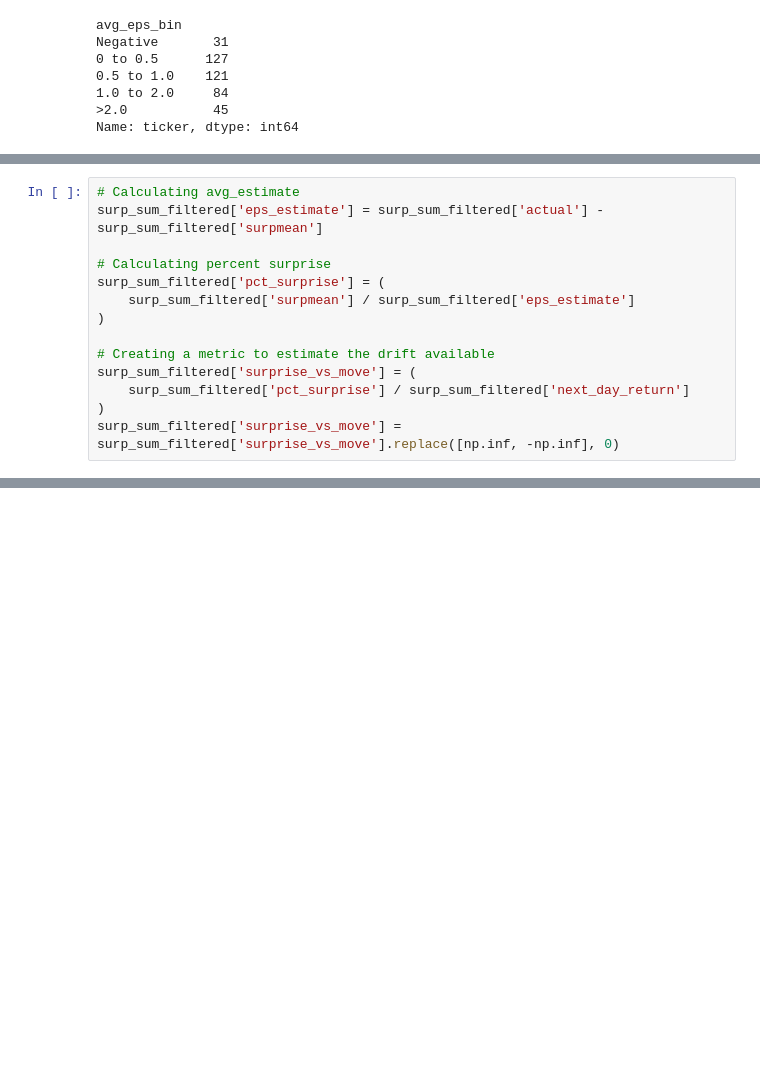
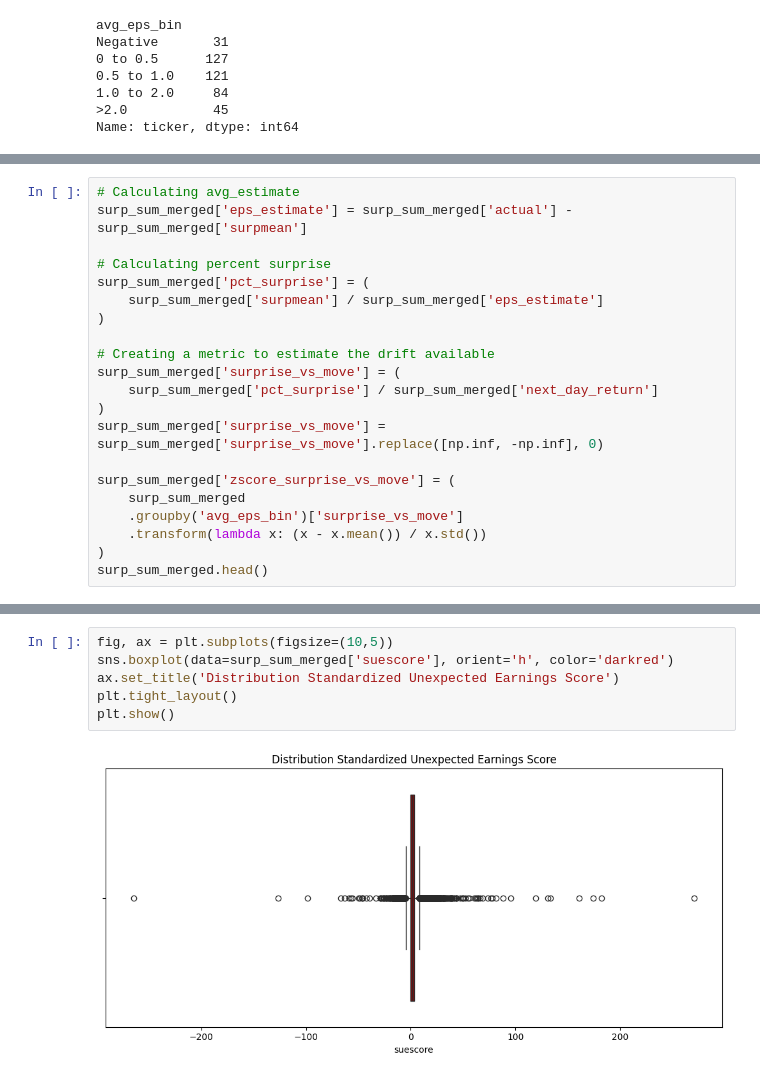
Before and after one commit to harrypandas/qts-final-project, a Jupyter notebook: notebooks/qts_final_project_draft.ipynb, the cells around one changed output, grey strips where cells are left out. Saved outputs shown, nothing was run; the diff lists cells and outputs as text; blank space fills up the shorter version.

```diff
--- a/notebooks/qts_final_project_draft.ipynb
+++ b/notebooks/qts_final_project_draft.ipynb
@@ -770,14 +833,21 @@ surp_sum_filtered.head()
 # %%
 # Calculating avg_estimate
-surp_sum_filtered['eps_estimate'] = surp_sum_filtered['actual'] - surp_sum_filtered['surpmean']
+surp_sum_merged['eps_estimate'] = surp_sum_merged['actual'] - surp_sum_merged['surpmean']
 
 # Calculating percent surprise
-surp_sum_filtered['pct_surprise'] = (
-    surp_sum_filtered['surpmean'] / surp_sum_filtered['eps_estimate']
+surp_sum_merged['pct_surprise'] = (
+    surp_sum_merged['surpmean'] / surp_sum_merged['eps_estimate']
 )
 
 # Creating a metric to estimate the drift available
-surp_sum_filtered['surprise_vs_move'] = (
-    surp_sum_filtered['pct_surprise'] / surp_sum_filtered['next_day_return']
+surp_sum_merged['surprise_vs_move'] = (
+    surp_sum_merged['pct_surprise'] / surp_sum_merged['next_day_return']
 )
-surp_sum_filtered['surprise_vs_move'] = surp_sum_filtered['surprise_vs_move'].replace([np.inf, -np.inf], 0)
+surp_sum_merged['surprise_vs_move'] = surp_sum_merged['surprise_vs_move'].replace([np.inf, -np.inf], 0)
+
+surp_sum_merged['zscore_surprise_vs_move'] = (
+    surp_sum_merged
+    .groupby('avg_eps_bin')['surprise_vs_move']
+    .transform(lambda x: (x - x.mean()) / x.std())
+)
+surp_sum_merged.head()
@@ -797,0 +975,8 @@ surp_sum_filtered.head()
+# %%
+fig, ax = plt.subplots(figsize=(10,5))
+sns.boxplot(data=surp_sum_merged['suescore'], orient='h', color='darkred')
+ax.set_title('Distribution Standardized Unexpected Earnings Score')
+plt.tight_layout()
+plt.show()
+# %% [output]
+[figure, added]
```
Also changed, not shown: parts of 40 cells of this notebook.
